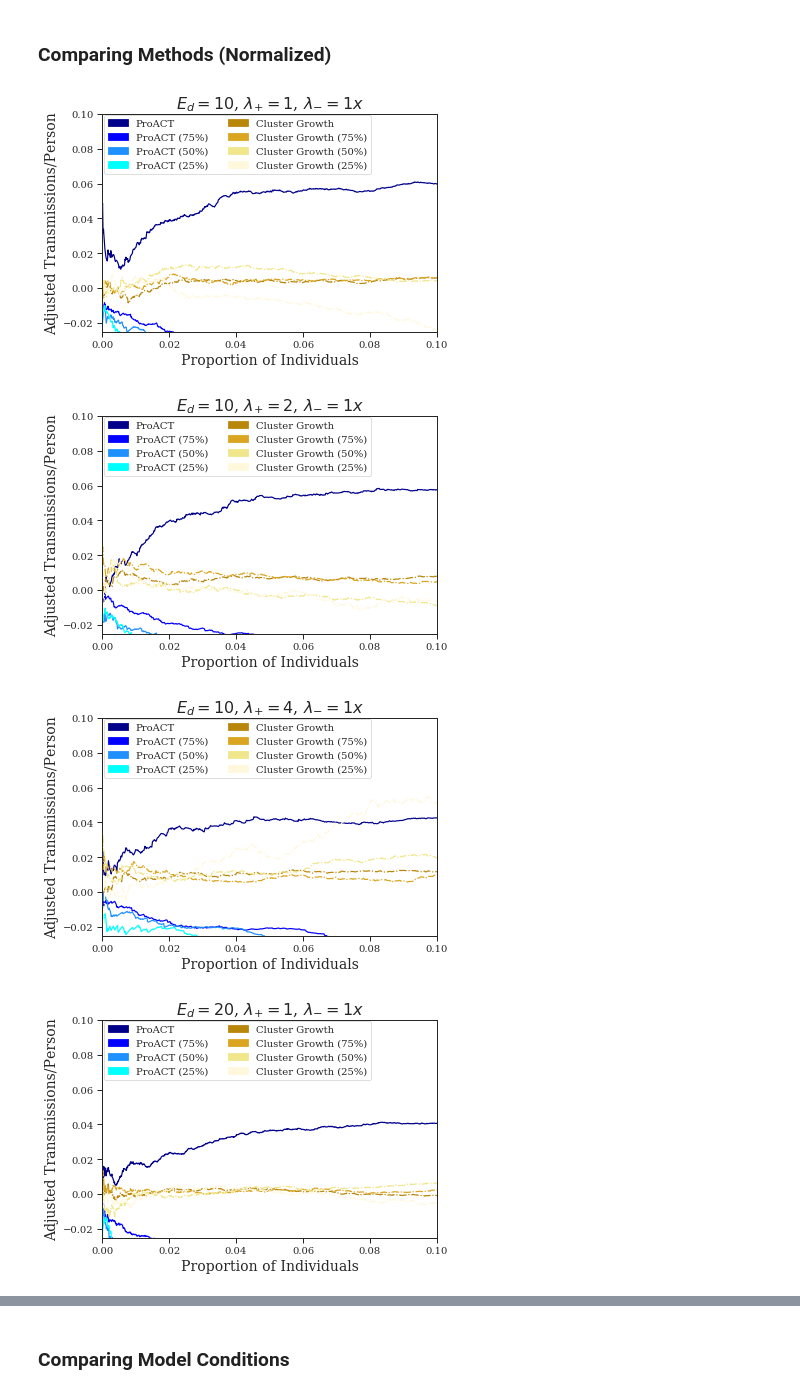
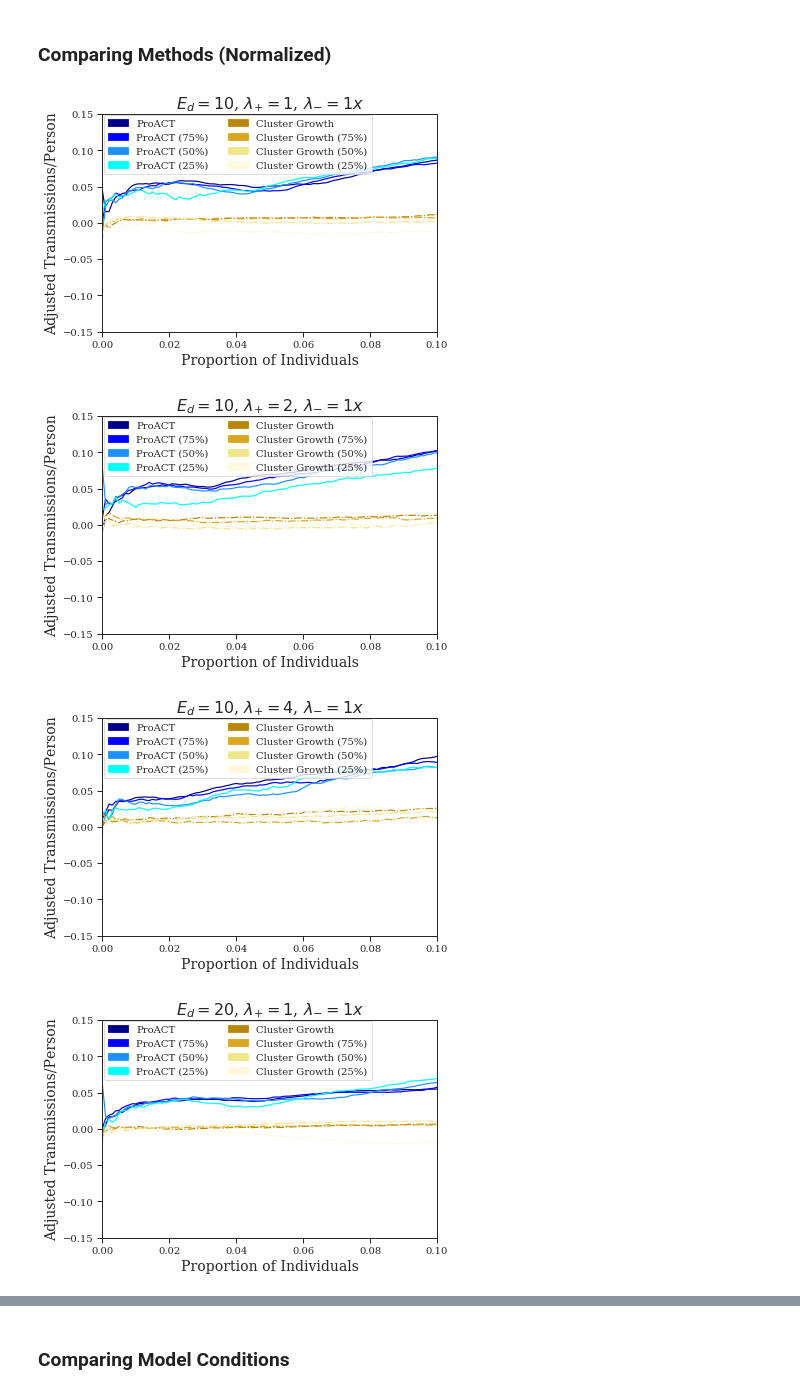
Before and after one commit to niemasd/ProACT-Paper-Final, a Jupyter notebook: scripts/Figures.ipynb, the cells around one changed output, grey strips where cells are left out. Drawn from its saved outputs; the diff is of its cells as text; code cells hidden in the pictures.

```diff
--- a/scripts/Figures.ipynb
+++ b/scripts/Figures.ipynb
@@ -643,23 +644,23 @@ for K in Ks:
 # %%
 Ms = ['optimal','optimal.sub75','optimal.sub50','optimal.sub25','random','random.sub75','random.sub50','random.sub25']
 Ks = ['SAMPLE-FIRSTART_ARTRATE-1','SAMPLE-FIRSTART_ARTRATE-2','SAMPLE-FIRSTART_ARTRATE-4','SAMPLE-FIRSTART_EXPDEGREE-20','SAMPLE-FIRSTART_EXPDEGREE-30','SAMPLE-FIRSTART_STOPRATE-0.25x','SAMPLE-FIRSTART_STOPRATE-0.5x','SAMPLE-FIRSTART_STOPRATE-2x','SAMPLE-FIRSTART_STOPRATE-4x']
-XMAX = {K:min(min(len(l) for l in eff[m][K]) for m in Ms) for K in Ks}
+INTER_POINTS = 1000
 xmax = 1
 ymin = 0
 ymax = None#4
 handles = [Patch(color=metasim['color'][m], label=metasim['label'][m]) for m in Ms]
 for K in Ks:
-    xmin = 1./XMAX[K]
     fig = plt.figure()
     for m in Ms:
         prefix = m.split('.sub')[0]
-        cmas = [cma(l[:XMAX[K]]) for l in eff[m][K]]
-        y = [avg([c[i] for c in cmas]) for i in range(XMAX[K])]
-        x = [float(i+1)/XMAX[K] for i in range(len(y))]
+        cmas = [cma(l) for l in eff[m][K]]
+        x = linspace(0,1,INTER_POINTS)
+        interp_cmas = [interp(x, [float(i)/len(c) for i in range(1,len(c)+1)], c) for c in cmas]
+        y = [mean([ic[i] for ic in interp_cmas]) for i in range(len(x))]
         plt.plot(x, y, color=metasim['color'][m], linestyle=metasim['linestyle'][m], label=metasim['label'][m])
     plt.legend(handles=handles, bbox_to_anchor=(0.995, 0.995), loc=1, borderaxespad=0., ncol=2)
     plt.xlim(left=xmin,right=xmax)
-    plt.xscale('log')
+    #plt.xscale('log')
     plt.ylim(bottom=ymin,top=ymax)
     plt.title(tr[K])
     plt.xlabel("Proportion of Individuals")
@@ -683,42 +684,46 @@ for K in Ks:
 # %%
 Ms = ['proact.ftmv','proact.ftmv.sub75','proact.ftmv.sub50','proact.ftmv.sub25','hivtrace','hivtrace.sub75','hivtrace.sub50','hivtrace.sub25']
 Ks = ['SAMPLE-FIRSTART_ARTRATE-1','SAMPLE-FIRSTART_ARTRATE-2','SAMPLE-FIRSTART_ARTRATE-4','SAMPLE-FIRSTART_EXPDEGREE-20','SAMPLE-FIRSTART_EXPDEGREE-30','SAMPLE-FIRSTART_STOPRATE-0.25x','SAMPLE-FIRSTART_STOPRATE-0.5x','SAMPLE-FIRSTART_STOPRATE-2x','SAMPLE-FIRSTART_STOPRATE-4x']
-XMAX = {K:min(min(len(l) for l in eff[m][K]) for m in Ms) for K in Ks}
+INTER_POINTS = 1000
 xmin = 0
 xmax = 0.1
-ymin = -0.025
-ymax = 0.1#0.085
+ymin = -0.15#-0.025
+ymax = 0.15
 handles = [Patch(color=metasim['color'][m], label=metasim['label'][m]) for m in Ms]
+x = linspace(0,1,INTER_POINTS)
 for K in Ks:
-    rand_cmas = {m:[cma(l[:XMAX[K]]) for l in eff[m][K]] for m in eff if m.startswith('random')}
-    rand_y = {m:[avg([c[i] for c in rand_cmas[m]]) for i in range(XMAX[K])] for m in eff if m.startswith('random')}
-    opt_cmas = {m:[cma(l[:XMAX[K]]) for l in eff[m][K]] for m in eff if m.startswith('optimal')}
-    opt_y = {m:[avg([c[i] for c in opt_cmas[m]])-rand_y[m.replace('optimal','random')][i] for i in range(XMAX[K])] for m in eff if m.startswith('optimal')}
+    rand_cmas = {m:[cma(l) for l in eff[m][K]] for m in eff if m.startswith('random')}
+    interp_rand_cmas = {m:[interp(x, [float(i)/len(c) for i in range(1,len(c)+1)], c) for c in rand_cmas[m]] for m in eff if m.startswith('random')}
+    rand_y = {m:[mean([ic[i] for ic in interp_rand_cmas[m]]) for i in range(len(x))] for m in eff if m.startswith('random')}
+    opt_cmas = {m:[cma(l) for l in eff[m][K]] for m in eff if m.startswith('optimal')}
+    interp_opt_cmas = {m:[interp(x, [float(i)/len(c) for i in range(1,len(c)+1)], c) for c in opt_cmas[m]] for m in eff if m.startswith('optimal')}
+    opt_y = {m:[mean([ic[i] for ic in interp_opt_cmas[m]]) for i in range(len(x))] for m in eff if m.startswith('optimal')}
     fig = plt.figure()
     for m in Ms:
         prefix = m.split('.sub')[0]
-        cmas = [cma(l[:XMAX[K]]) for l in eff[m][K]]
+        cmas = [cma(l) for l in eff[m][K]]
+        interp_cmas = [interp(x, [float(i)/len(c) for i in range(1,len(c)+1)], c) for c in cmas]
+        y_orig = [mean([ic[i] for ic in interp_cmas]) for i in range(len(x))]
         y = list()
-        for i in range(XMAX[K]):
-            if (opt_y[m.replace(prefix,'optimal')][i]-rand_y[m.replace(prefix,'random')][i]) == 0:
+        for i in range(len(x)):
+            den = opt_y[m.replace(prefix,'optimal')][i]-rand_y[m.replace(prefix,'random')][i] # NEED TO FIX KEYERROR HERE
+            if den == 0:
                 y.append(1)
             else:
-                y.append((avg([c[i] for c in cmas])-rand_y[m.replace(prefix,'random')][i])/(opt_y[m.replace(prefix,'optimal')][i]-rand_y[m.replace(prefix,'random')][i]))
-        #y = [(avg([c[i] for c in cmas])-rand_y[m.replace(prefix,'random')][i])/(opt_y[m.replace(prefix,'optimal')][i]-rand_y[m.replace(prefix,'random')][i]) for i in range(XMAX[K])]
-        x = [float(i)/XMAX[K] for i in range(len(y))]
+                y.append((y_orig[i]-rand_y[m.replace(prefix,'random')][i])/den)
         plt.plot(x, y, color=metasim['color'][m], linestyle=metasim['linestyle'][m], label=metasim['label'][m])
     plt.legend(handles=handles, bbox_to_anchor=(0.005, 0.995), loc=2, ncol=2, borderaxespad=0.)
     plt.xlim(left=xmin,right=xmax)
     plt.ylim(bottom=ymin,top=ymax)
     plt.title(tr[K])
     plt.xlabel("Proportion of Individuals")
     plt.ylabel("Adjusted Transmissions/Person")
     fig.savefig('%s/results_efficacy_normalized_%s.pdf'%(FIGDIR,K), format='pdf', bbox_inches='tight')
     if K == 'SAMPLE-FIRSTART_ARTRATE-1':
         for altK in ['SAMPLE-FIRSTART_EXPDEGREE-10','SAMPLE-FIRSTART_STOPRATE-1x']:
             fig.savefig('%s/results_efficacy_normalized_%s.pdf'%(FIGDIR,altK), format='pdf', bbox_inches='tight')
 # %% [output]
-[figure, old version]
+[figure, new version]
-[figure, old version]
+[figure, new version]
-[figure, old version]
+[figure, new version]
-[figure, old version]
+[figure, new version]
```
Also changed, not shown: parts of 8 cells of this notebook, 1 other file.
